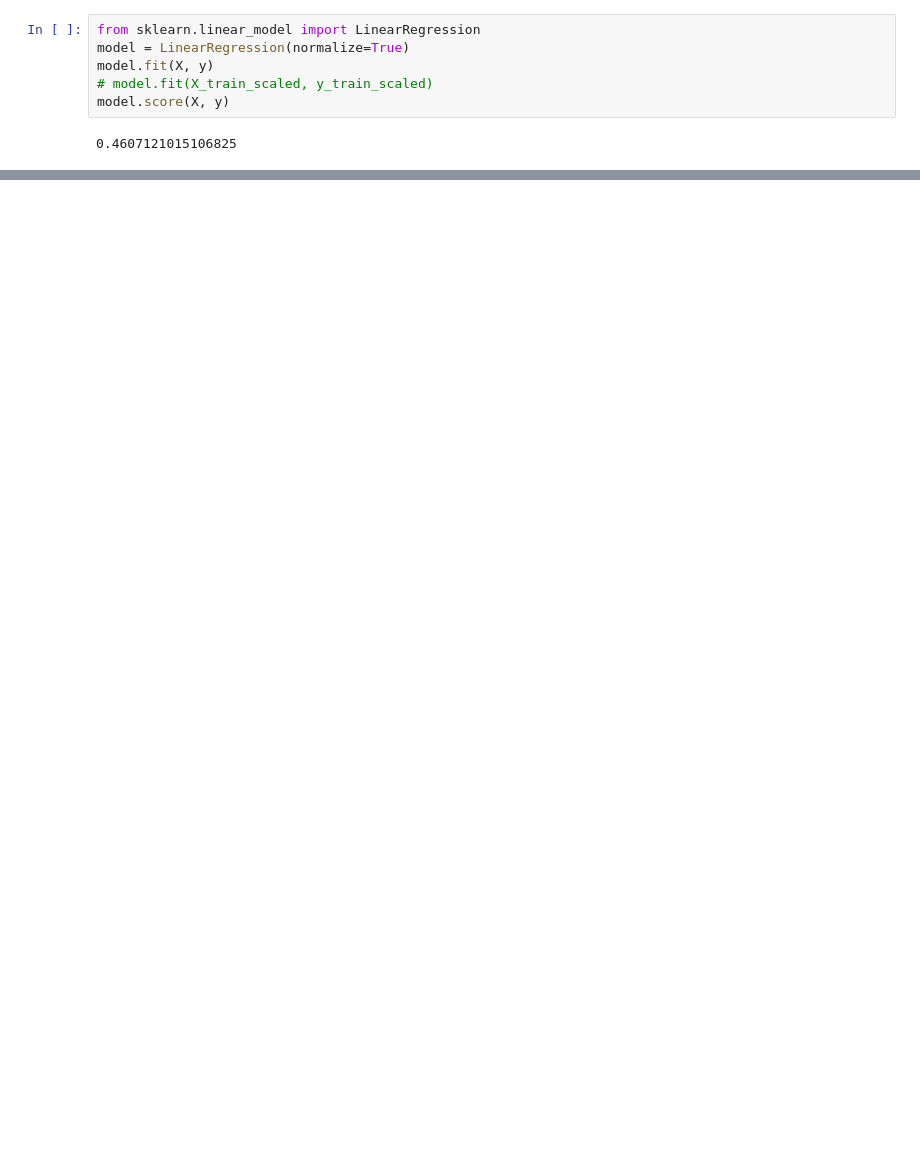
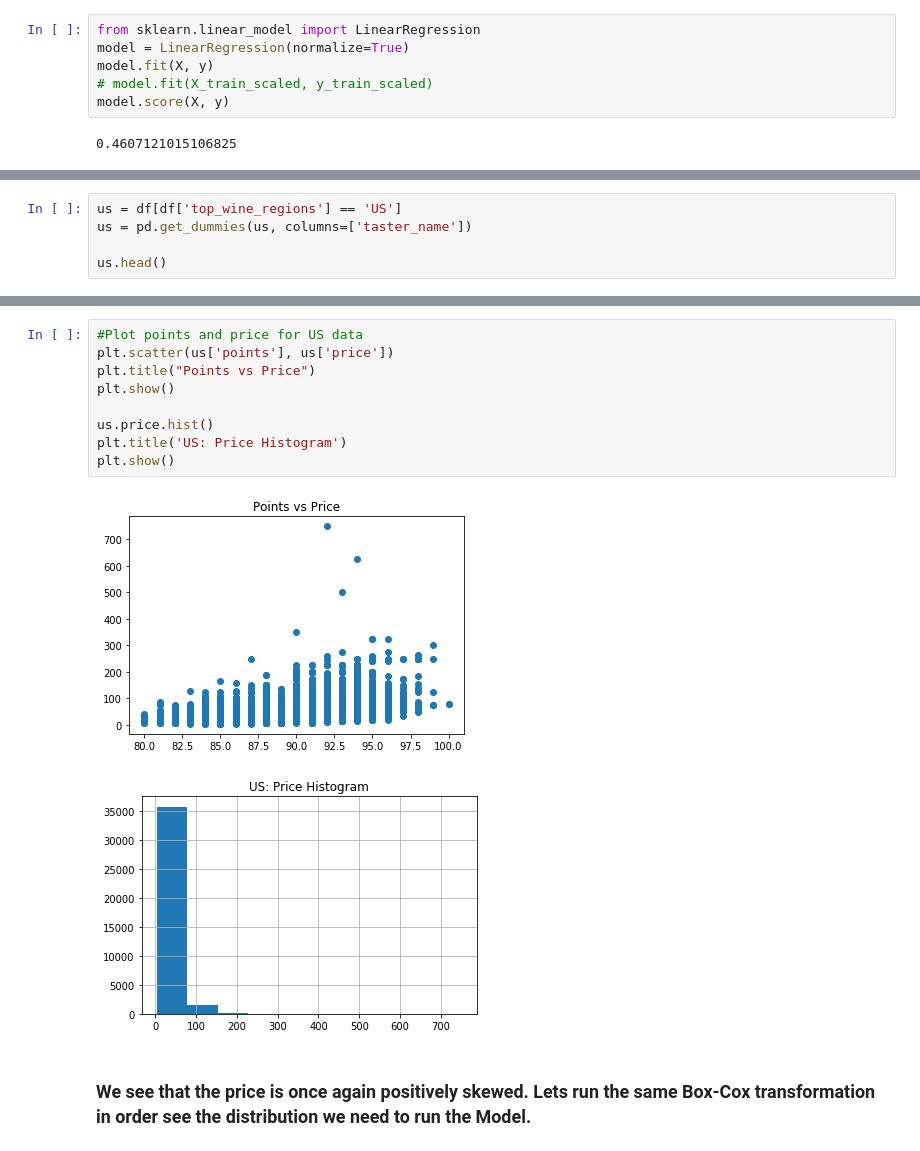
Before and after one commit to miladdavoodi9/Wine_Pricing_Model, a Jupyter notebook: ML.ipynb, the cells around one changed output, grey strips where cells are left out. Drawn from its saved outputs; the diff is of its cells as text; blank space fills up the shorter version.

```diff
--- a/ML.ipynb
+++ b/ML.ipynb
@@ -363,0 +228,5 @@ print(res.summary())
+# %%
+us = df[df['top_wine_regions'] == 'US']
+us = pd.get_dummies(us, columns=['taster_name'])
+
+us.head()
@@ -363,0 +240,14 @@ print(res.summary())
+# %%
+#Plot points and price for US data
+plt.scatter(us['points'], us['price'])
+plt.title("Points vs Price")
+plt.show()
+
+us.price.hist()
+plt.title('US: Price Histogram')
+plt.show()
+# %% [output]
+[figure, added]
+[figure, added]
+# %% [markdown]
+### We see that the price is once again positively skewed. Lets run the same Box-Cox transformation in order see the distribution we need to run the Model.
```
Also changed, not shown: parts of 61 cells of this notebook, 1 other file.
